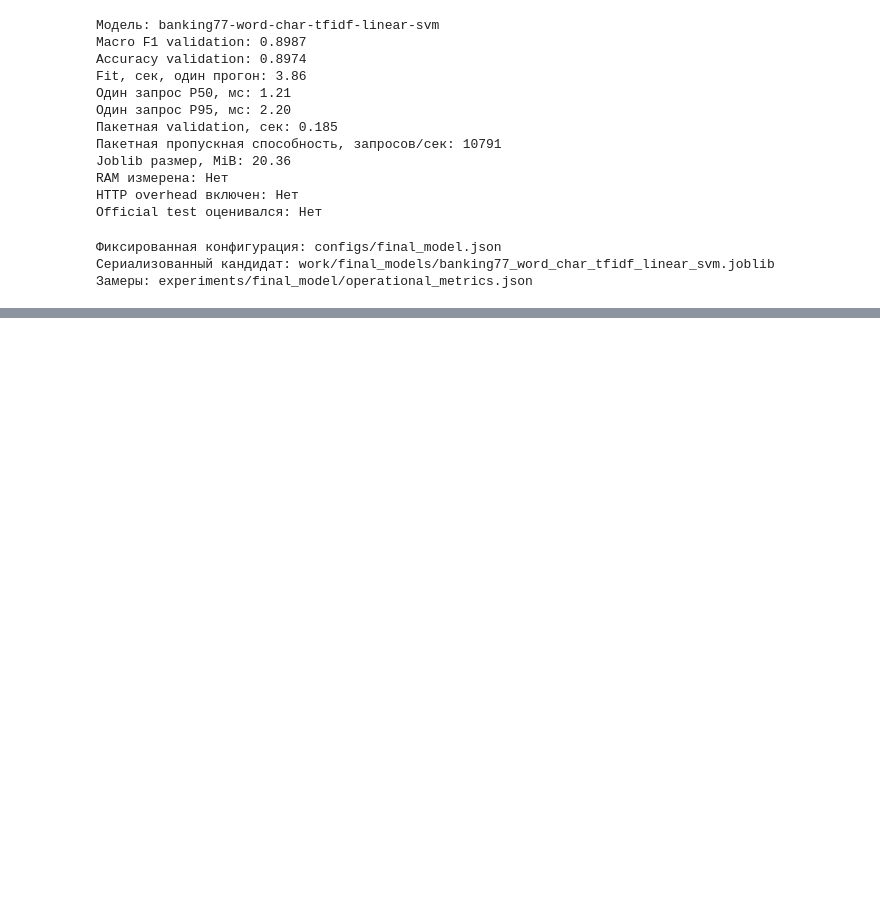
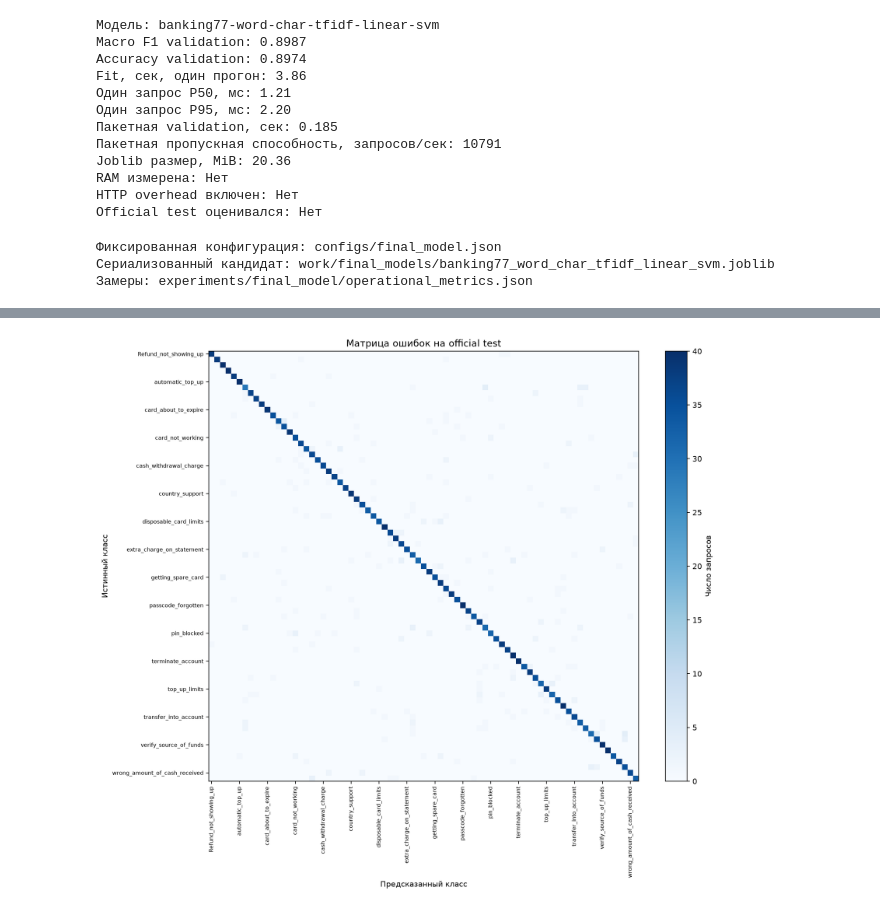
Before and after one commit to DikiyKoyotMain/Intelligent-system-for-processing-user-inquiries, a Jupyter notebook: notebooks/01_model_training_and_metrics.ipynb, the cells around one changed output, grey strips where cells are left out. Saved outputs shown, nothing was run; the diff lists cells and outputs as text; code cells hidden in the pictures; blank space fills up the shorter version.

Commit message:
Проведена финальная оценка кандидата

```diff
--- a/notebooks/01_model_training_and_metrics.ipynb
+++ b/notebooks/01_model_training_and_metrics.ipynb
@@ -598,6 +598,9 @@ operational_metrics = {
     'validation_rows': int(len(X_val)),
     'validation_macro_f1': float(final_config['selection']['value']),
     'validation_accuracy': float(selected_row['accuracy']),
+    'validation_macro_precision': float(selected_row['macro_precision']),
+    'validation_macro_recall': float(selected_row['macro_recall']),
+    'validation_weighted_f1': float(selected_row['weighted_f1']),
     'fit_seconds_single_run': float(selected_row['fit_seconds']),
     'single_query_latency_p50_ms': float(np.percentile(latency_samples, 50) * 1000),
     'single_query_latency_p95_ms': float(np.percentile(latency_samples, 95) * 1000),
@@ -645,0 +655,96 @@ Official test оценивался: Нет
+# %%
+import hashlib
+from sklearn.metrics import precision_recall_fscore_support
+
+final_config_path = ROOT / 'configs' / 'final_model.json'
+final_config = json.loads(final_config_path.read_text(encoding='utf-8'))
+final_dir = ROOT / 'experiments' / 'final_model'
+final_dir.mkdir(parents=True, exist_ok=True)
+test_metrics_path = final_dir / 'test_metrics.json'
+test_attempt_path = final_dir / 'official_test_evaluation_started.json'
+if test_metrics_path.exists():
+    official_test_result = json.loads(test_metrics_path.read_text(encoding='utf-8'))
+    display(pd.DataFrame([official_test_result]).drop(columns=['mlflow_run_id'], errors='ignore').T.rename(columns={0: 'saved value'}))
+    saved_report = pd.read_csv(final_dir / 'classification_report.csv')
+    saved_classes = saved_report[~saved_report['label'].isin(['accuracy', 'macro avg', 'weighted avg'])]
+    display(saved_classes.sort_values('f1-score').head(10))
+    from IPython.display import Image as NotebookImage
+    display(NotebookImage(filename=str(final_dir / 'confusion_matrix.png')))
+    print('Финальная оценка уже сохранена; повторный вызов модели на official test пропущен.')
+else:
+    if final_config['selection']['official_test_evaluated']:
+        raise RuntimeError('В конфигурации отмечена использованная test-выборка, но файл с результатами не найден. Не запускайте повторную оценку до проверки артефактов.')
+    if test_attempt_path.exists():
+        raise RuntimeError('Найдена отметка о начатой оценке official test без результата. Не запускайте test повторно; сначала проверьте файлы в experiments/final_model/.')
+    test_path = ROOT / 'data' / 'raw' / 'test.csv'
+    source_manifest = json.loads((ROOT / 'data' / 'raw' / 'source_manifest.json').read_text(encoding='utf-8'))
+    test_sha256 = hashlib.sha256(test_path.read_bytes()).hexdigest()
+    expected_sha256 = source_manifest['files']['test.csv']['sha256']
+    if test_sha256 != expected_sha256:
+        raise ValueError(f'Official test SHA-256 mismatch: {test_sha256}')
+    test_attempt_path.write_text(json.dumps({'model': final_config['name'], 'source_test_sha256': test_sha256, 'status': 'started'}, ensure_ascii=False, indent=2), encoding='utf-8')
+    test_df = pd.read_csv(test_path)
+    if len(test_df) != source_manifest['files']['test.csv']['rows_expected']:
+        raise ValueError('Число строк official test не совпадает с манифестом источника.')
+    if not test_df['category'].value_counts().eq(40).all():
+        raise ValueError('Ожидалось ровно 40 запросов на каждый intent в official test.')
+    model_path = ROOT / final_config['model_artifact']
+    final_model = joblib.load(model_path)
+    y_test = test_df['category'].astype(str)
+    test_labels = sorted(y_test.unique())
+    y_test_pred = np.asarray(final_model.predict(test_df['text'].astype(str)))
+    test_report = classification_report(y_test, y_test_pred, labels=test_labels, output_dict=True, zero_division=0)
+    report_path = final_dir / 'classification_report.csv'
+    pd.DataFrame(test_report).T.to_csv(report_path, index_label='label')
+    test_matrix = pd.DataFrame(confusion_matrix(y_test, y_test_pred, labels=test_labels), index=test_labels, columns=test_labels)
+    confusion_path = final_dir / 'confusion_matrix.csv'
+    test_matrix.to_csv(confusion_path, index_label='true_label')
+    macro_p, macro_r, macro_f1, _ = precision_recall_fscore_support(y_test, y_test_pred, labels=test_labels, average='macro', zero_division=0)
+    weighted_p, weighted_r, weighted_f1, _ = precision_recall_fscore_support(y_test, y_test_pred, labels=test_labels, average='weighted', zero_division=0)
+    official_test_result = {
+        'model': final_config['name'],
+        'evaluation_split': 'official_test',
+        'test_rows': int(len(test_df)),
+        'classes': int(len(test_labels)),
+        'accuracy': float(accuracy_score(y_test, y_test_pred)),
+        'macro_precision': float(macro_p),
+        'macro_recall': float(macro_r),
+        'macro_f1': float(macro_f1),
+        'weighted_precision': float(weighted_p),
+        'weighted_recall': float(weighted_r),
+        'weighted_f1': float(weighted_f1),
+        'source_test_sha256': test_sha256,
+        'metrics_are_for_final_reporting_only': True,
+    }
+    fig, ax = plt.subplots(figsize=(12, 10))
+    image = ax.imshow(test_matrix.to_numpy(), interpolation='nearest', cmap='Blues')
+    ticks = np.arange(0, len(test_labels), 5)
+    ax.set_xticks(ticks, [test_labels[i] for i in ticks], rotation=90, fontsize=7)
+    ax.set_yticks(ticks, [test_labels[i] for i in ticks], fontsize=7)
+    ax.set_xlabel('Предсказанный класс')
+    ax.set_ylabel('Истинный класс')
+    ax.set_title('Матрица ошибок на official test')
+    fig.colorbar(image, ax=ax, label='Число запросов')
+    fig.tight_layout()
+    test_plot_path = final_dir / 'confusion_matrix.png'
+    fig.savefig(test_plot_path, dpi=160, bbox_inches='tight')
+    plt.show()
+    with mlflow.start_run(run_name='final_official_test_evaluation') as run:
+        mlflow.log_params({'model': final_config['name'], 'test_rows': len(test_df), 'classes': len(test_labels), 'sklearn_version': sklearn.__version__})
+        mlflow.set_tags({'dataset': 'BANKING77', 'evaluation_split': 'official_test', 'purpose': 'final_reporting_only'})
+        mlflow.log_metrics({key: value for key, value in official_test_result.items() if isinstance(value, (int, float)) and not isinstance(value, bool)})
+        official_test_result['mlflow_run_id'] = run.info.run_id
+        test_metrics_path.write_text(json.dumps(official_test_result, ensure_ascii=False, indent=2), encoding='utf-8')
+        final_config['selection']['official_test_evaluated'] = True
+        final_config['selection']['test_results'] = 'experiments/final_model/test_metrics.json'
+        final_config['selection']['test_file_sha256'] = test_sha256
+        final_config_path.write_text(json.dumps(final_config, ensure_ascii=False, indent=2) + '\n', encoding='utf-8')
+        test_attempt_path.write_text(json.dumps({'model': final_config['name'], 'source_test_sha256': test_sha256, 'status': 'completed', 'results': 'experiments/final_model/test_metrics.json', 'mlflow_run_id': run.info.run_id}, ensure_ascii=False, indent=2), encoding='utf-8')
+        for artifact in (test_metrics_path, report_path, confusion_path, test_plot_path, final_config_path):
+            mlflow.log_artifact(str(artifact), artifact_path='final_evaluation')
+        mlflow.log_artifact(str(model_path), artifact_path='serialized_model')
+    display(pd.DataFrame([official_test_result]).drop(columns=['mlflow_run_id']).T.rename(columns={0: 'value'}))
+    print(f'Итоговые метрики: {test_metrics_path}')
+    print(f'Отчёт по классам: {report_path}')
+    print('Результаты official test не используются для дальнейшего подбора модели.')
+# %% [output]
@@ -645,0 +772 @@ Official test оценивался: Нет
+[figure, added]
```
Also changed, not shown: parts of 2 cells of this notebook, 11 other files.
